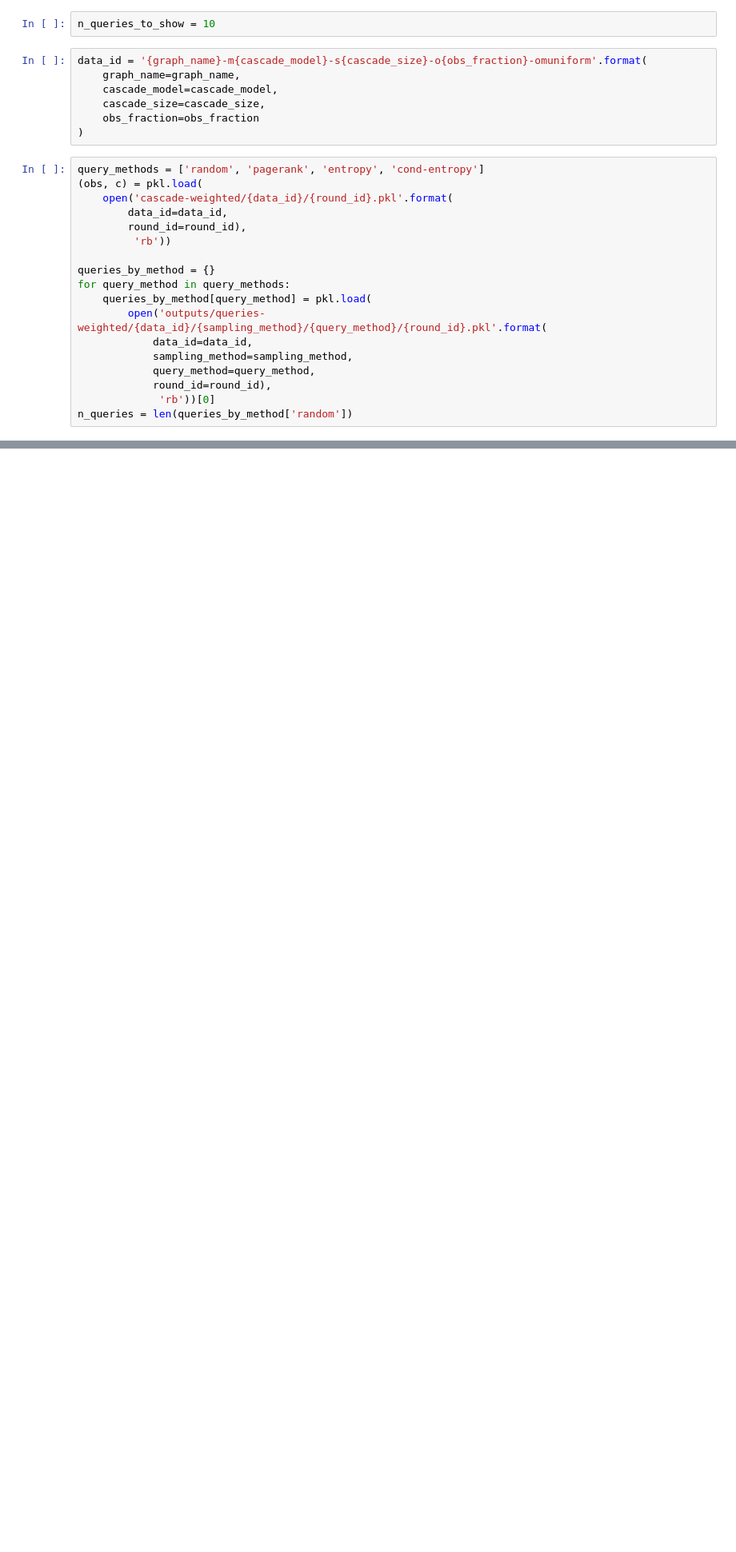
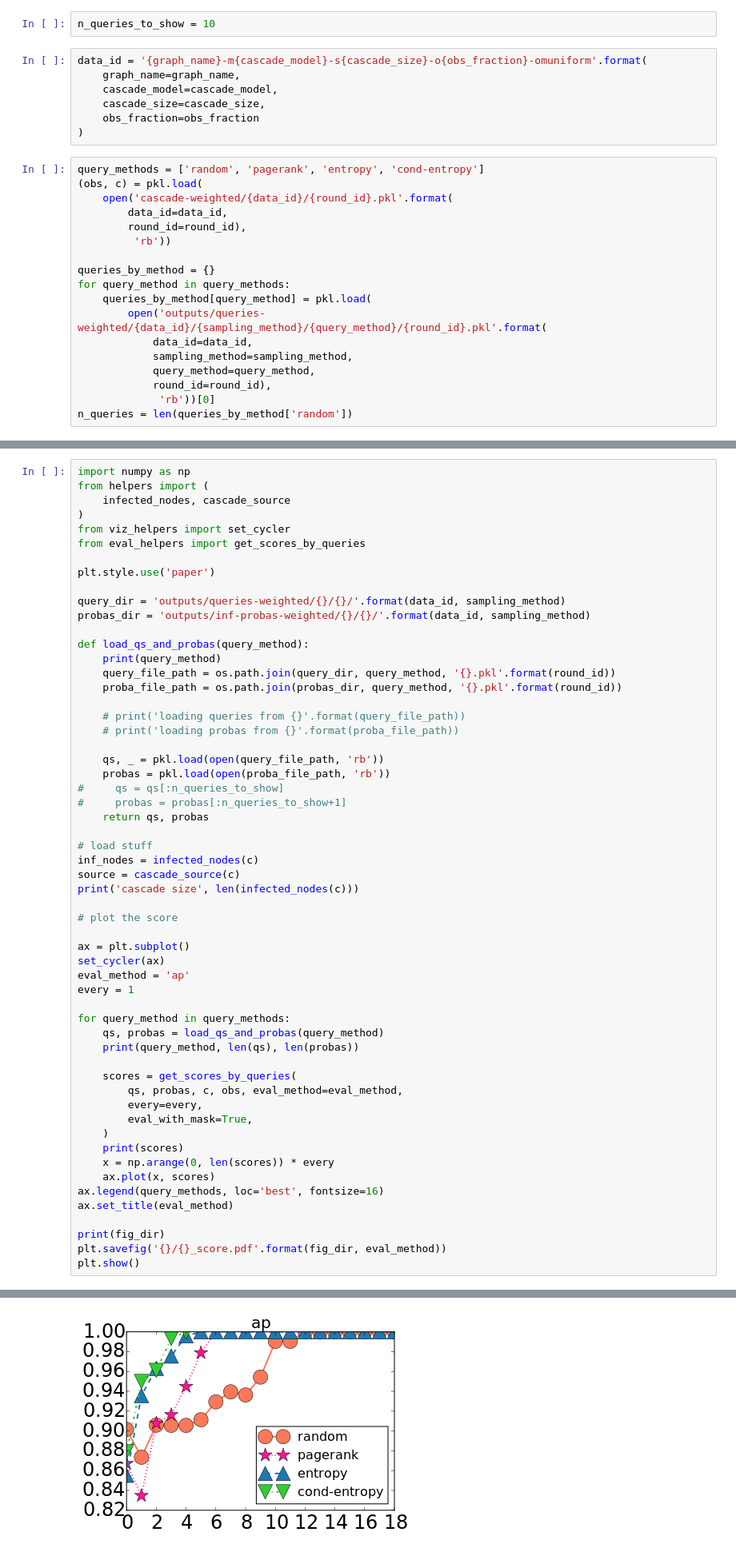
Before and after one commit to xiaohan2012/active-cascade-reconstruction, a Jupyter notebook: query_process_illustration.ipynb, the cells around one changed output, grey strips where cells are left out. Shown at 80% size. Saved outputs shown, nothing was run; the diff lists cells and outputs as text; blank space fills up the shorter version.

```diff
--- a/query_process_illustration.ipynb
+++ b/query_process_illustration.ipynb
@@ -95,0 +102,58 @@ saving to figs/query-process-illustration/lattice-100/lattice-100-msi-s0.25-o0.2
+# %%
+import numpy as np
+from helpers import (
+    infected_nodes, cascade_source
+)
+from viz_helpers import set_cycler
+from eval_helpers import get_scores_by_queries
+
+plt.style.use('paper')
+
+query_dir = 'outputs/queries-weighted/{}/{}/'.format(data_id, sampling_method)
+probas_dir = 'outputs/inf-probas-weighted/{}/{}/'.format(data_id, sampling_method)
+
+def load_qs_and_probas(query_method):
+    print(query_method)
+    query_file_path = os.path.join(query_dir, query_method, '{}.pkl'.format(round_id))
+    proba_file_path = os.path.join(probas_dir, query_method, '{}.pkl'.format(round_id))
+
+    # print('loading queries from {}'.format(query_file_path))
+    # print('loading probas from {}'.format(proba_file_path))
+
+    qs, _ = pkl.load(open(query_file_path, 'rb'))
+    probas = pkl.load(open(proba_file_path, 'rb'))
+#     qs = qs[:n_queries_to_show]
+#     probas = probas[:n_queries_to_show+1]
+    return qs, probas
+
+# load stuff
+inf_nodes = infected_nodes(c)
+source = cascade_source(c)
+print('cascade size', len(infected_nodes(c)))
+
+# plot the score
+
+ax = plt.subplot()
+set_cycler(ax)
+eval_method = 'ap'
+every = 1
+
+for query_method in query_methods:
+    qs, probas = load_qs_and_probas(query_method)
+    print(query_method, len(qs), len(probas))
+
+    scores = get_scores_by_queries(
+        qs, probas, c, obs, eval_method=eval_method,
+        every=every,
+        eval_with_mask=True,
+    )
+    print(scores)
+    x = np.arange(0, len(scores)) * every
+    ax.plot(x, scores)
+ax.legend(query_methods, loc='best', fontsize=16)
+ax.set_title(eval_method)
+
+print(fig_dir)
+plt.savefig('{}/{}_score.pdf'.format(fig_dir, eval_method))
+plt.show()
+# %% [output]
@@ -95,0 +174 @@ saving to figs/query-process-illustration/lattice-100/lattice-100-msi-s0.25-o0.2
+[figure, added]
```
Also changed, not shown: parts of 6 cells of this notebook, 6 other files.
